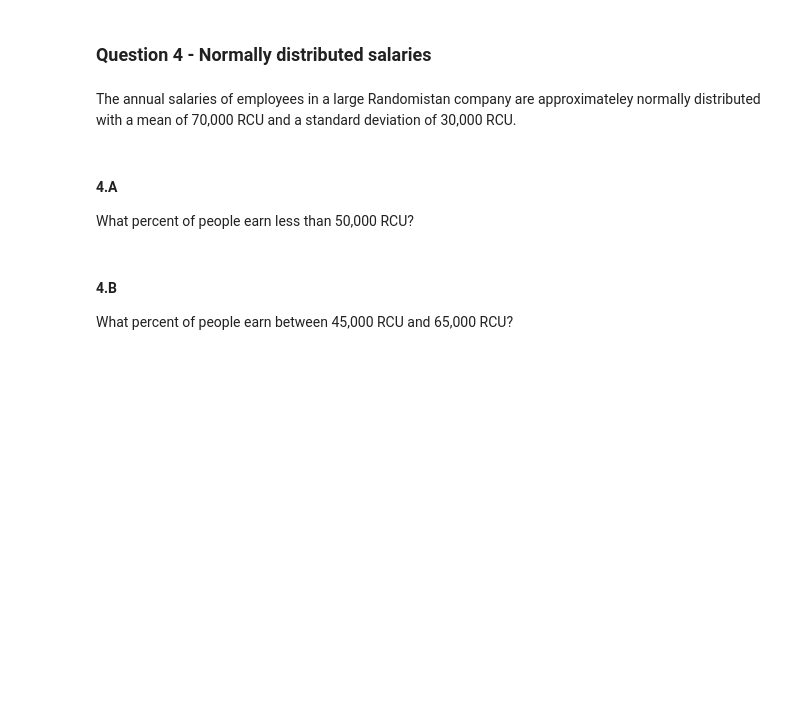
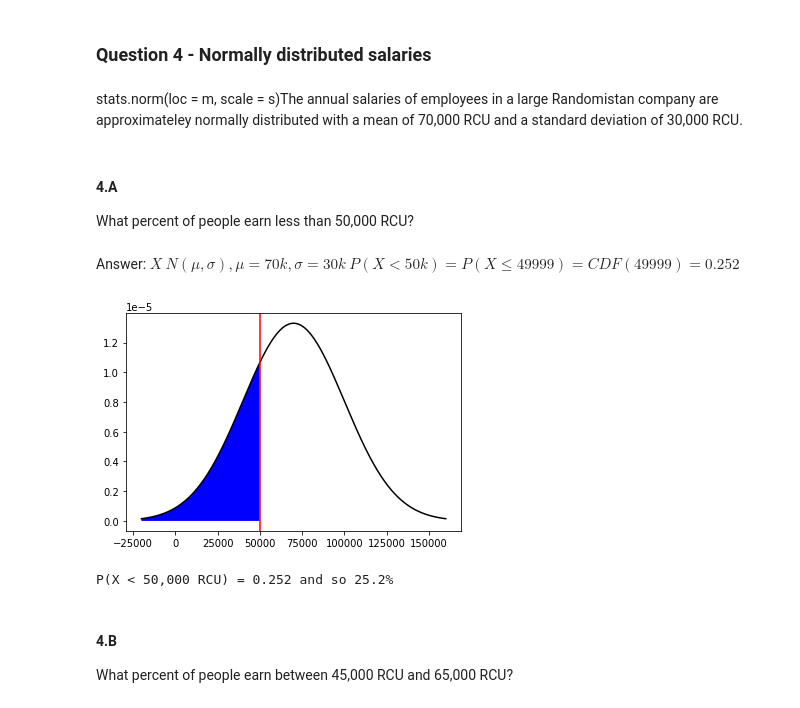
Before and after one commit to ohade/IDC-statistic-2020, a Jupyter notebook: hw2/SnDA_2021_HW2_clean_OHAD.ipynb, the cells around one changed output. Drawn from its saved outputs; the diff is of its cells as text; code cells hidden in the pictures; blank space fills up the shorter version.

```diff
--- a/hw2/SnDA_2021_HW2_clean_OHAD.ipynb
+++ b/hw2/SnDA_2021_HW2_clean_OHAD.ipynb
@@ -120,10 +124,44 @@ Use the other one to generate 1000 more points and draw two comparative histogra
 # %% [markdown]
 ### Question 4 - Normally distributed salaries
 # %% [markdown]
-The annual salaries of employees in a large Randomistan company are approximateley normally distributed with a mean of 70,000 RCU and a standard deviation of 30,000 RCU.
+stats.norm(loc = m, scale = s)The annual salaries of employees in a large Randomistan company are approximateley normally distributed with a mean of 70,000 RCU and a standard deviation of 30,000 RCU.
+# %%
+from scipy.stats import norm
+import matplotlib.pyplot as plt
+import numpy as np
+import scipy.stats as stats
+import math
+
+mu = 70000
+sigma = 30000
+stats_norm = stats.norm(loc=mu, scale=sigma)
+x = np.linspace(mu - 3*sigma, mu + 3*sigma, 1000)
+
+def draw(vlines, condition, text):
+    fig, (ax1) = plt.subplots(1, 1, sharex=True)
+
+    y = stats.norm.pdf(x, mu, sigma)
+    ax1.plot(x, y, color='black')
+    ax1.fill_between(x, 0, y, where = condition, facecolor='blue', interpolate=True)
+    for vline in vlines:
+        ax1.axvline(x=vline, color='r')
+    ax1.set_xlabel('')
+
+    plt.show()
+    print(text)
 # %% [markdown]
 #### 4.A
 What percent of people earn less than 50,000 RCU?
+# %% [markdown]
+Answer:</br>
+$X~N(\mu,\sigma), \mu=70k, \sigma=30k$</br>
+$P(X < 50k) = P(X \le 49999) = CDF(49999) = 0.252$</br>
+# %%
+prob=round(stats_norm.cdf(50000), 3)
+draw(vlines=[50000], condition=x < 50000, text=f'P(X < 50,000 RCU) = {prob} and so {prob*100}%')
+# %% [output]
+[figure, added]
+P(X < 50,000 RCU) = 0.252 and so 25.2%
 # %% [markdown]
 #### 4.B
 What percent of people earn between 45,000 RCU and 65,000 RCU?
```
Also changed, not shown: parts of 22 cells of this notebook.
